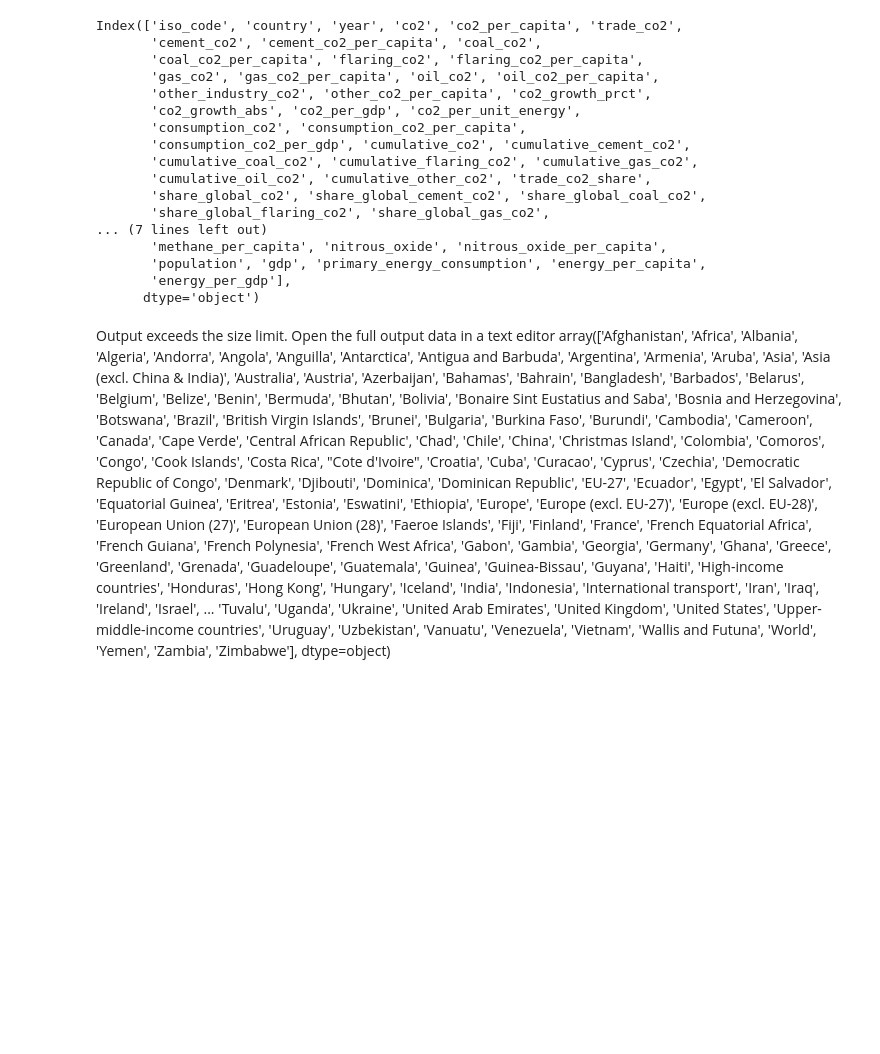
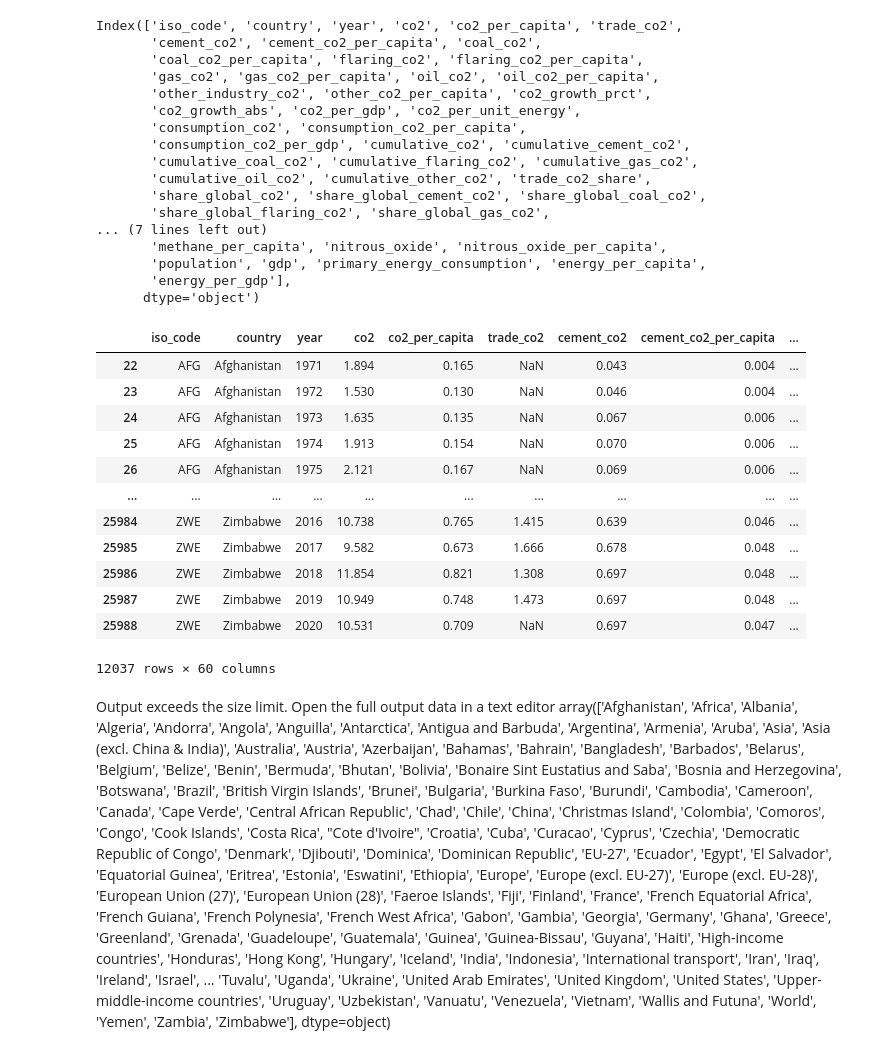
Before and after one commit to jonyjesus18/visuals, a Jupyter notebook: co2/1.ipynb, the cells around one changed output. Drawn from its saved outputs; the diff is of its cells as text; code cells hidden in the pictures; blank space fills up the shorter version.

```diff
--- a/co2/1.ipynb
+++ b/co2/1.ipynb
@@ -30,6 +30,23 @@ Index(['iso_code', 'country', 'year', 'co2', 'co2_per_capita', 'trade_co2',
        'population', 'gdp', 'primary_energy_consumption', 'energy_per_capita',
        'energy_per_gdp'],
       dtype='object')
+# %%
+df = df[df['year'] > 1970]
+df
+# %% [output]
+|  | iso_code | country | year | co2 | co2_per_capita | trade_co2 | cement_co2 | cement_co2_per_capita | ... |
+| 22 | AFG | Afghanistan | 1971 | 1.894 | 0.165 | NaN | 0.043 | 0.004 | ... |
+| 23 | AFG | Afghanistan | 1972 | 1.530 | 0.130 | NaN | 0.046 | 0.004 | ... |
+| 24 | AFG | Afghanistan | 1973 | 1.635 | 0.135 | NaN | 0.067 | 0.006 | ... |
+| 25 | AFG | Afghanistan | 1974 | 1.913 | 0.154 | NaN | 0.070 | 0.006 | ... |
+| 26 | AFG | Afghanistan | 1975 | 2.121 | 0.167 | NaN | 0.069 | 0.006 | ... |
+| ... | ... | ... | ... | ... | ... | ... | ... | ... | ... |
+| 25984 | ZWE | Zimbabwe | 2016 | 10.738 | 0.765 | 1.415 | 0.639 | 0.046 | ... |
+| 25985 | ZWE | Zimbabwe | 2017 | 9.582 | 0.673 | 1.666 | 0.678 | 0.048 | ... |
+| 25986 | ZWE | Zimbabwe | 2018 | 11.854 | 0.821 | 1.308 | 0.697 | 0.048 | ... |
+| 25987 | ZWE | Zimbabwe | 2019 | 10.949 | 0.748 | 1.473 | 0.697 | 0.048 | ... |
+| 25988 | ZWE | Zimbabwe | 2020 | 10.531 | 0.709 | NaN | 0.697 | 0.047 | ... |
+12037 rows × 60 columns
 # %% [markdown]
 Output exceeds the size limit. Open the full output data in a text editor
 array(['Afghanistan', 'Africa', 'Albania', 'Algeria', 'Andorra', 'Angola',
```
Also changed, not shown: parts of 2 cells of this notebook.
